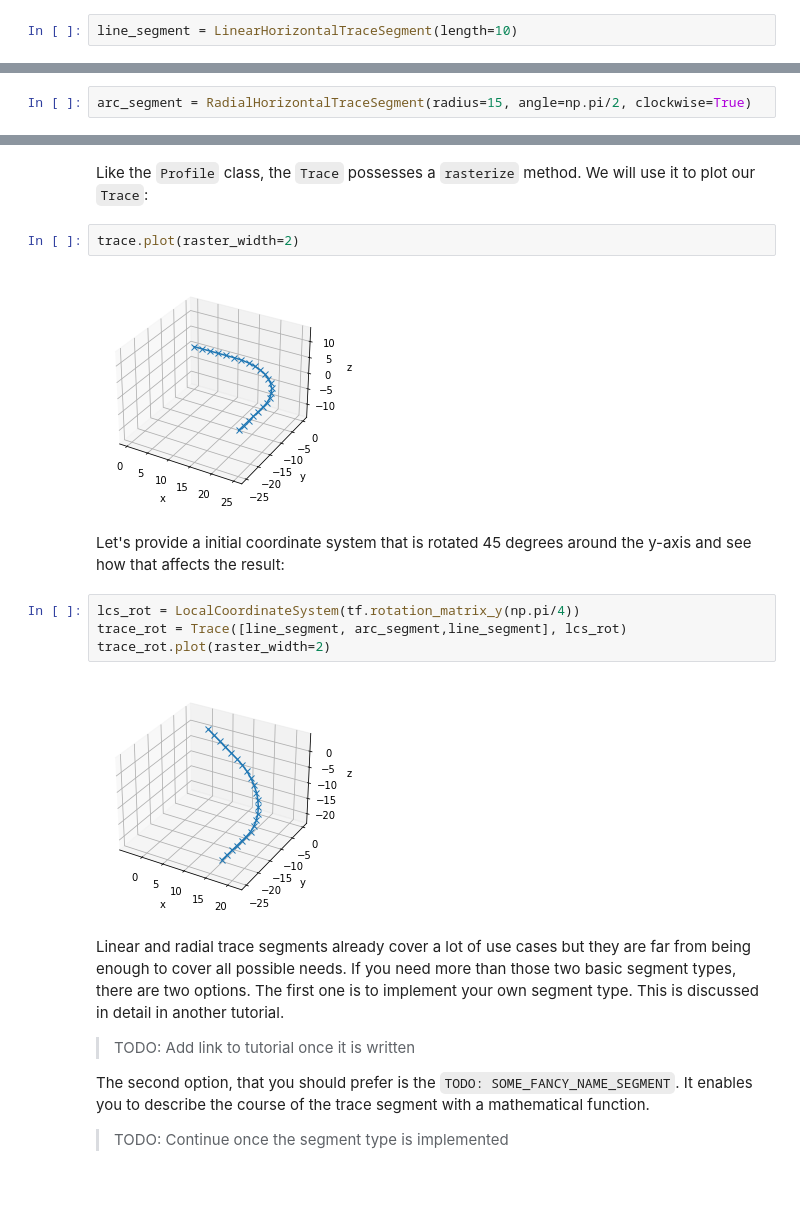
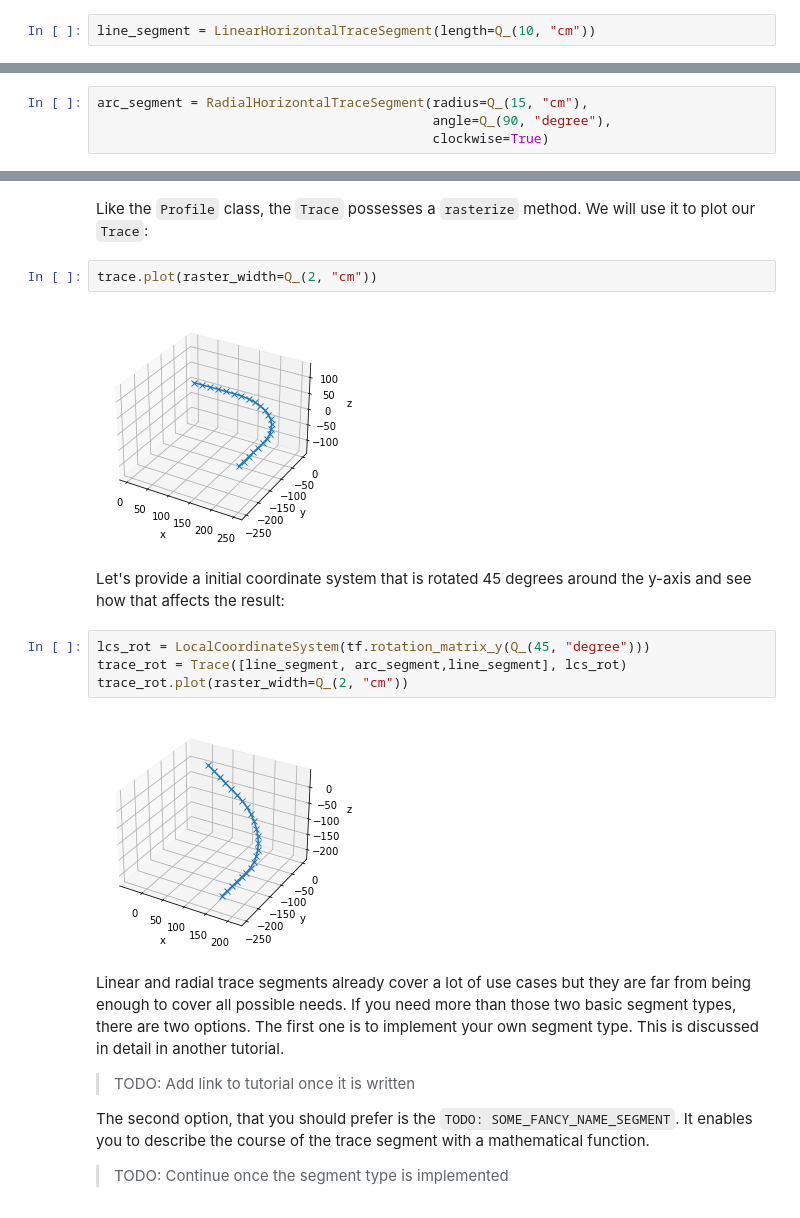
Before and after one commit to BAMWelDX/weldx, a Jupyter notebook: tutorials/geometry_02_geometry.ipynb, the cells around one changed output, grey strips where cells are left out. Drawn from its saved outputs; the diff is of its cells as text.

```diff
--- a/tutorials/geometry_02_geometry.ipynb
+++ b/tutorials/geometry_02_geometry.ipynb
@@ -45,13 +46,15 @@ Both segment types have in common that the `z`-value remains constant and that t
 Let's create one instance of each segment type.
 All you need to specify when creating a `LinearHorizontalTraceSegment` is its length:
 # %%
-line_segment = LinearHorizontalTraceSegment(length=10)
+line_segment = LinearHorizontalTraceSegment(length=Q_(10, "cm"))
 # %% [markdown]
 That's it.
 The `RadialHorizontalTraceSegment` needs a little bit more information.
 You need to provide its radius, rotation angle and if the rotation is clockwise or counter-clockwise:
 # %%
-arc_segment = RadialHorizontalTraceSegment(radius=15, angle=np.pi/2, clockwise=True)
+arc_segment = RadialHorizontalTraceSegment(radius=Q_(15, "cm"),
+                                           angle=Q_(90, "degree"),
+                                           clockwise=True)
 # %% [markdown]
 Now that we have some segments, we can create a `Trace`.
 Its `__init__` method expects a single segment or a list of segments as first argument.
@@ -69,18 +72,18 @@ trace = Trace([line_segment, arc_segment,line_segment])
 Like the `Profile` class, the `Trace` possesses a `rasterize` method.
 We will use it to plot our `Trace`:
 # %%
-trace.plot(raster_width=2)
+trace.plot(raster_width=Q_(2, "cm"))
 # %% [output]
-[figure, old version]
+[figure, new version]
 # %% [markdown]
 Let's provide a initial coordinate system that is rotated 45 degrees around the y-axis and see how that affects the
 result:
 # %%
-lcs_rot = LocalCoordinateSystem(tf.rotation_matrix_y(np.pi/4))
+lcs_rot = LocalCoordinateSystem(tf.rotation_matrix_y(Q_(45, "degree")))
 trace_rot = Trace([line_segment, arc_segment,line_segment], lcs_rot)
-trace_rot.plot(raster_width=2)
+trace_rot.plot(raster_width=Q_(2, "cm"))
 # %% [output]
-[figure, old version]
+[figure, new version]
 # %% [markdown]
 Linear and radial trace segments already cover a lot of use cases but they are far from being enough to cover all
 possible needs.
```
Also changed, not shown: parts of 6 cells of this notebook, 2 other files.
